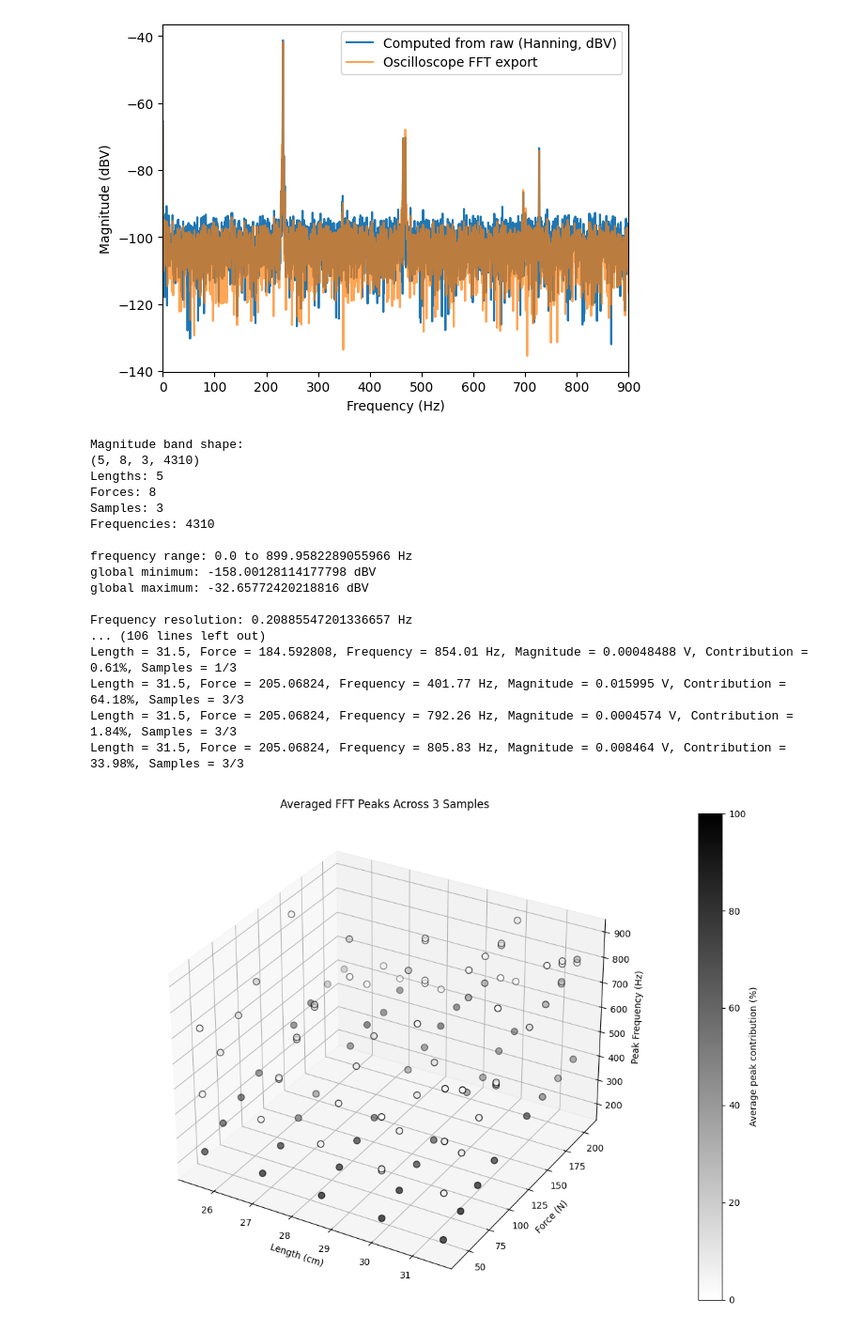
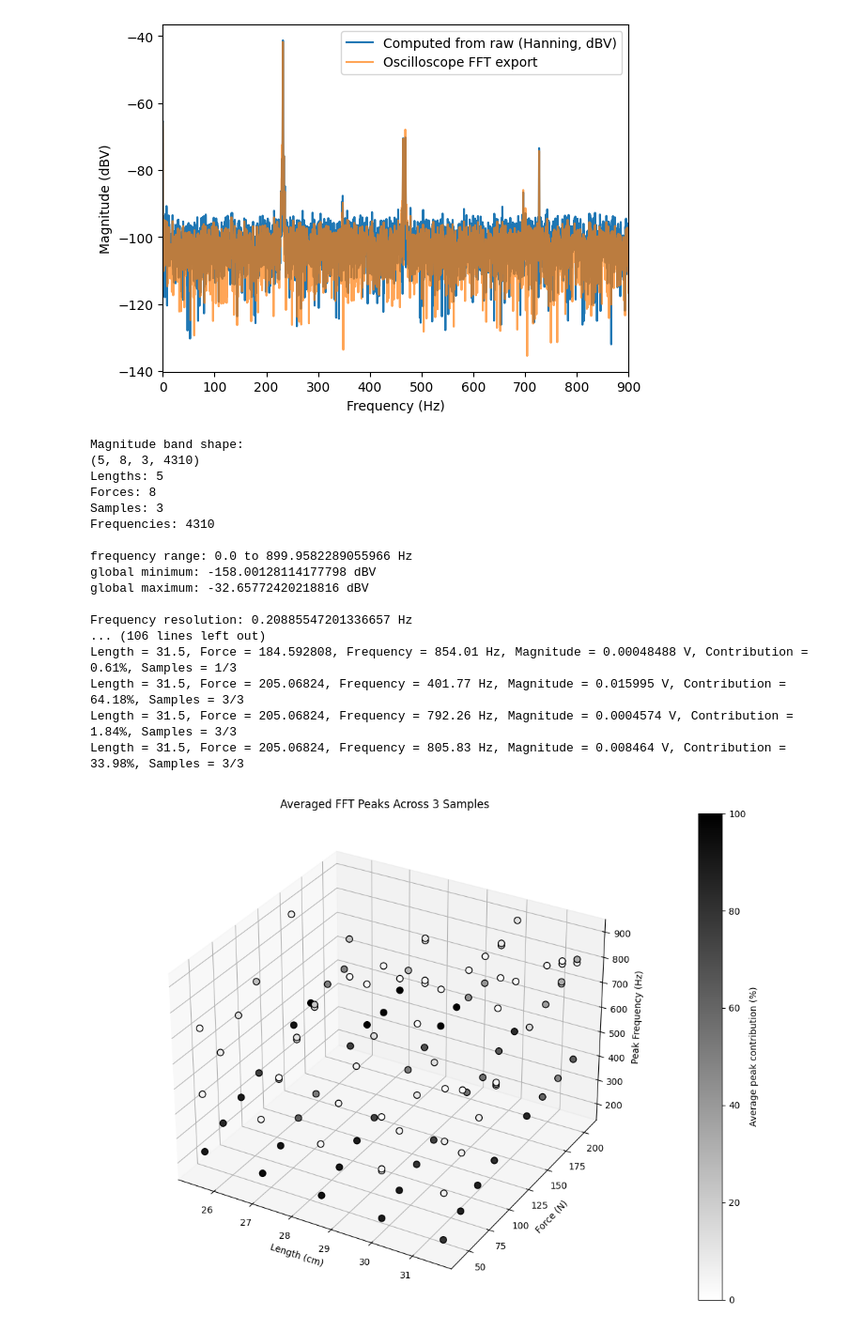
Before and after one commit to Spaantje5/Vibrating-String-Experiment, a Jupyter notebook: Labjournal2.ipynb, the cells around one changed output. Shown at 94% size. Cells and saved outputs as stored; diff of their text form; code cells hidden in the pictures.

Commit message:
fixed shading problem in plot

```diff
--- a/Labjournal2.ipynb
+++ b/Labjournal2.ipynb
@@ -445,32 +445,32 @@ if len(averaged_results) > 0:
 
 if len(averaged_results) > 0:
     fig = plt.figure(figsize=(11, 8))
     ax = fig.add_subplot(111, projection="3d")
-    scatter = ax.scatter(peak_lengths, peak_forces, peak_frequencies, c=peak_percent, cmap="gray_r", vmin=0, vmax=100, s=50, edgecolors="black")
+    scatter = ax.scatter(peak_lengths, peak_forces, peak_frequencies, c=peak_percent, cmap="gray_r", vmin=0, vmax=100, s=50, edgecolors="black", depthshade=False)
     ax.set_xlabel("Length (cm)")
     ax.set_ylabel("Force (N)")
     ax.set_zlabel("Peak Frequency (Hz)")
     ax.set_title("Averaged FFT Peaks Across 3 Samples")
     cbar = fig.colorbar(scatter, ax=ax, pad=0.1)
     cbar.set_label("Average peak contribution (%)")
     plt.tight_layout()
     plt.show()
 # %% [output]
 Magnitude band shape:
 (5, 8, 3, 4310)
 Lengths: 5
 Forces: 8
 Samples: 3
 Frequencies: 4310
 
 frequency range: 0.0 to 899.9582289055966 Hz
 global minimum: -158.00128114177798 dBV
 global maximum: -32.65772420218816 dBV
 
 Frequency resolution: 0.20885547201336657 Hz
 ... (106 lines left out)
 Length = 31.5, Force = 184.592808, Frequency = 854.01 Hz, Magnitude = 0.00048488 V, Contribution = 0.61%, Samples = 1/3
 Length = 31.5, Force = 205.06824, Frequency = 401.77 Hz, Magnitude = 0.015995 V, Contribution = 64.18%, Samples = 3/3
 Length = 31.5, Force = 205.06824, Frequency = 792.26 Hz, Magnitude = 0.0004574 V, Contribution = 1.84%, Samples = 3/3
 Length = 31.5, Force = 205.06824, Frequency = 805.83 Hz, Magnitude = 0.008464 V, Contribution = 33.98%, Samples = 3/3
-[figure, old version]
+[figure, new version]
```
